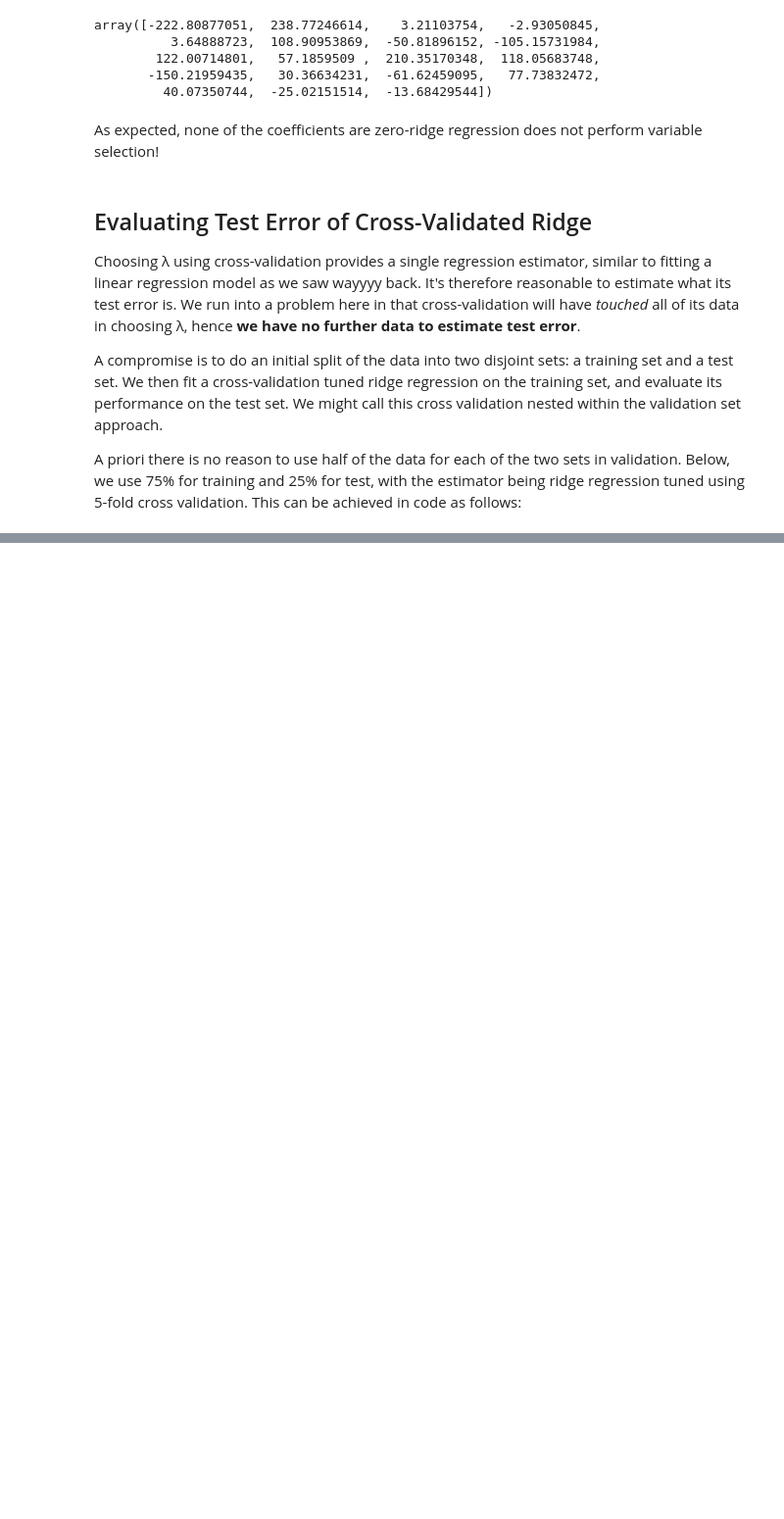
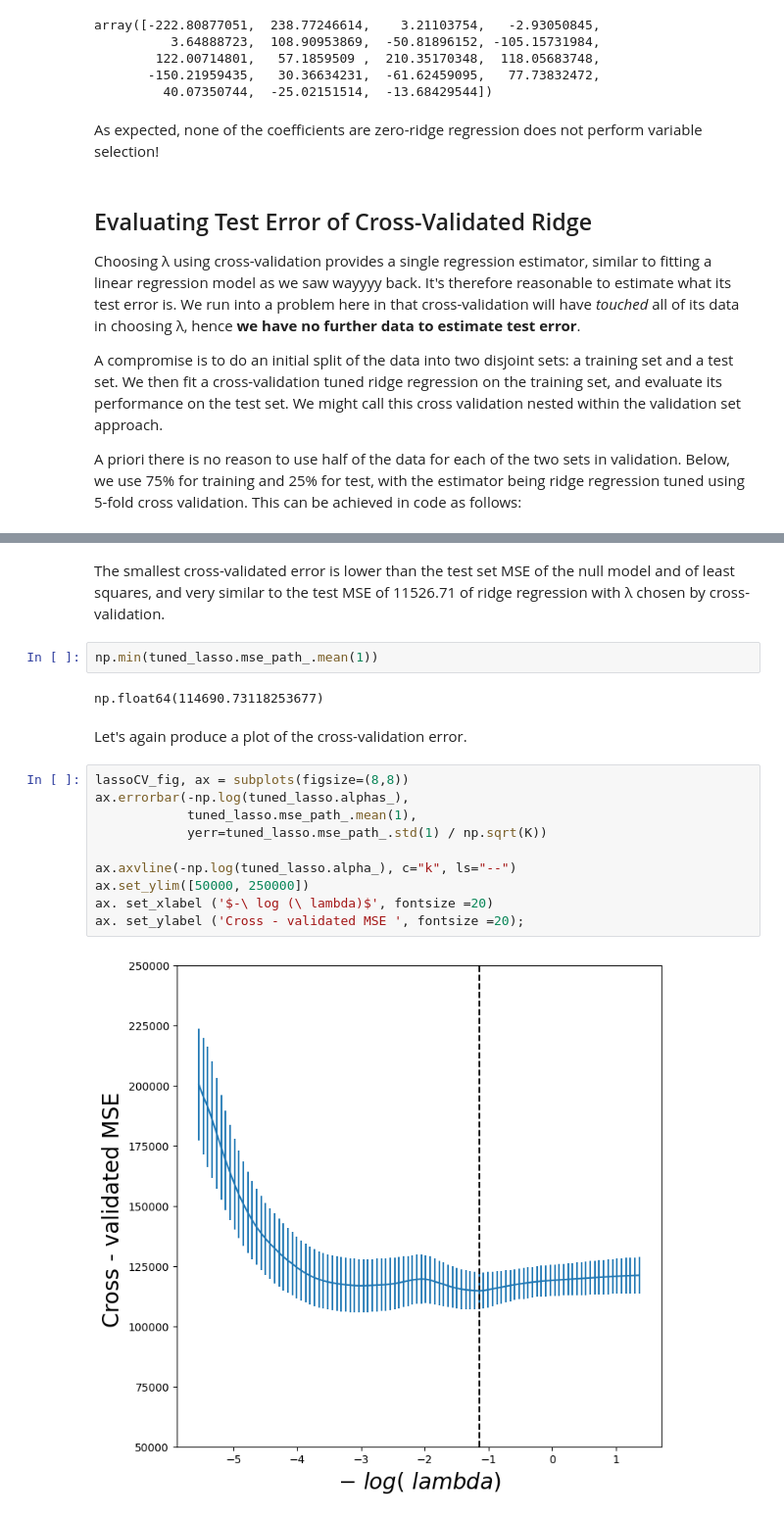
Before and after one commit to crdcamp/ml-learning-linear-regression-part-2, a Jupyter notebook: coding_labs/lin_models_and_reg_methods.ipynb, the cells around one changed output, grey strips where cells are left out. Shown at 98% size. Cells and saved outputs as stored; diff of their text form; blank space fills up the shorter version.

```diff
--- a/coding_labs/lin_models_and_reg_methods.ipynb
+++ b/coding_labs/lin_models_and_reg_methods.ipynb
@@ -592,0 +654,20 @@ A priori there is no reason to use half of the data for each of the two sets in
+# %% [markdown]
+The smallest cross-validated error is lower than the test set MSE of the null model and of least squares, and very similar to the test MSE of 11526.71 of ridge regression with λ chosen by cross-validation.
+# %%
+np.min(tuned_lasso.mse_path_.mean(1))
+# %% [output]
+np.float64(114690.73118253677)
+# %% [markdown]
+Let's again produce a plot of the cross-validation error.
+# %%
+lassoCV_fig, ax = subplots(figsize=(8,8))
+ax.errorbar(-np.log(tuned_lasso.alphas_),
+            tuned_lasso.mse_path_.mean(1),
+            yerr=tuned_lasso.mse_path_.std(1) / np.sqrt(K))
+
+ax.axvline(-np.log(tuned_lasso.alpha_), c="k", ls="--")
+ax.set_ylim([50000, 250000])
+ax. set_xlabel ('$-\ log (\ lambda)$', fontsize =20)
+ax. set_ylabel ('Cross - validated MSE ', fontsize =20);
+# %% [output]
+[figure, added]
```
Also changed, not shown: parts of 28 cells of this notebook, 1 other file.
